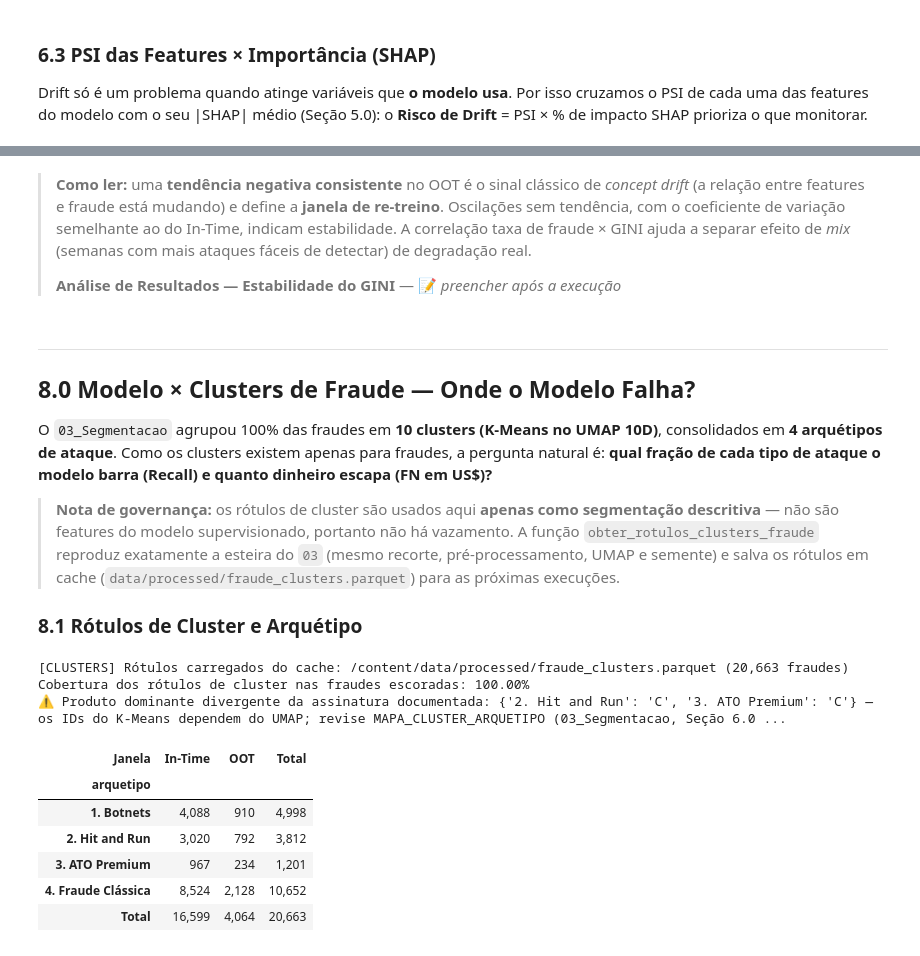
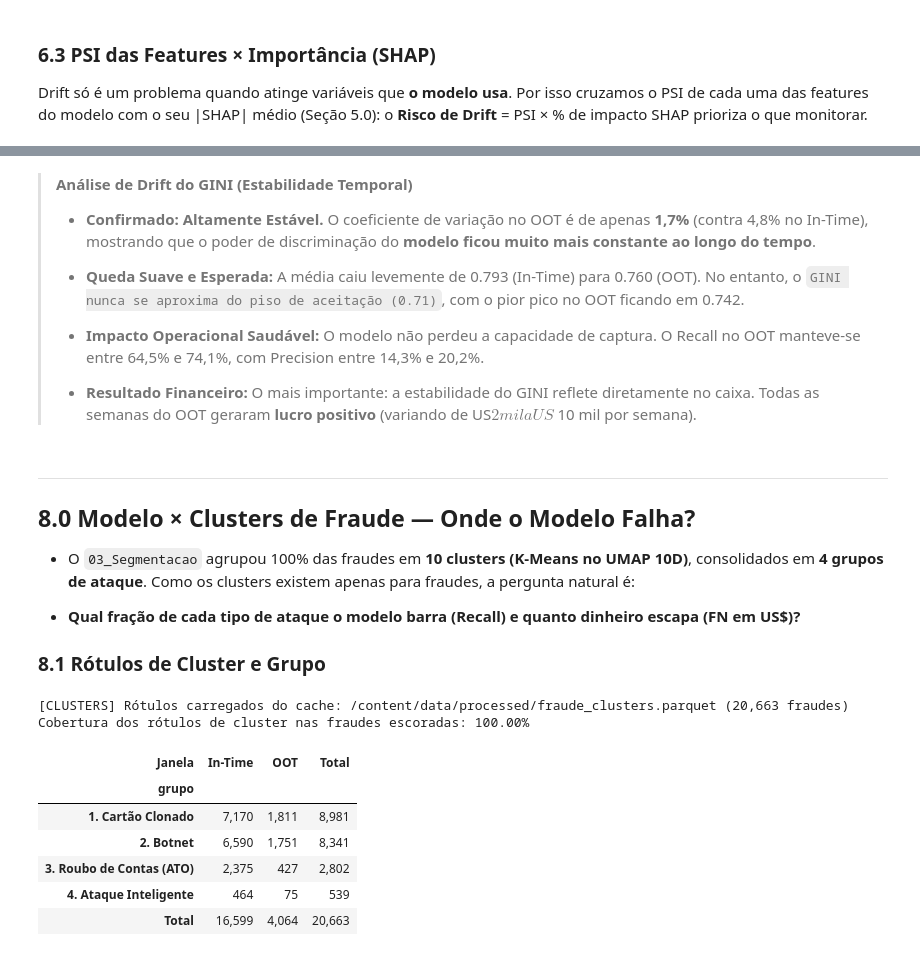
Before and after one commit to caua-barreto/Fraud_Detection_Model, a Jupyter notebook: notebooks/04_Avaliacao.ipynb, the cells around one changed output, grey strips where cells are left out. Cells and saved outputs as stored; diff of their text form; code cells hidden in the pictures.

```diff
--- a/notebooks/04_Avaliacao.ipynb
+++ b/notebooks/04_Avaliacao.ipynb
@@ -761,85 +817,86 @@ display(df_temporal[['semana', 'Particao', 'Transacoes', 'Fraudes', 'Taxa_Fraude
 # %% [markdown]
-> **Como ler:** uma **tendência negativa consistente** no OOT é o sinal clássico de *concept drift* (a relação entre features e fraude está mudando) e define a **janela de re-treino**. Oscilações sem tendência, com o coeficiente de variação semelhante ao do In-Time, indicam estabilidade. A correlação taxa de fraude × GINI ajuda a separar efeito de *mix* (semanas com mais ataques fáceis de detectar) de degradação real.
+> **Análise de Drift do GINI (Estabilidade Temporal)**
 >
-> **Análise de Resultados — Estabilidade do GINI** — 📝 _preencher após a execução_
+> *   **Confirmado: Altamente Estável.** O coeficiente de variação no OOT é de apenas **1,7%** (contra 4,8% no In-Time), mostrando que o poder de discriminação do **modelo ficou muito mais constante ao longo do tempo**.
+>
+> *   **Queda Suave e Esperada:** A média caiu levemente de 0.793 (In-Time) para 0.760 (OOT). No entanto, o `GINI nunca se aproxima do piso de aceitação (0.71)`, com o pior pico no OOT ficando em 0.742.
+>
+> *   **Impacto Operacional Saudável:** O modelo não perdeu a capacidade de captura. O Recall no OOT manteve-se entre 64,5% e 74,1%, com Precision entre 14,3% e 20,2%.
+>
+> *   **Resultado Financeiro:** O mais importante: a estabilidade do GINI reflete diretamente no caixa. Todas as semanas do OOT geraram **lucro positivo** (variando de US$ 2 mil a US$ 10 mil por semana).
 # %% [markdown]
 ---
 ## 8.0 Modelo × Clusters de Fraude — Onde o Modelo Falha?
 
-O `03_Segmentacao` agrupou 100% das fraudes em **10 clusters (K-Means no UMAP 10D)**, consolidados em **4 arquétipos de ataque**. Como os clusters existem apenas para fraudes, a pergunta natural é: **qual fração de cada tipo de ataque o modelo barra (Recall) e quanto dinheiro escapa (FN em US$)?**
+- O `03_Segmentacao` agrupou 100% das fraudes em **10 clusters (K-Means no UMAP 10D)**, consolidados em **4 grupos de ataque**. Como os clusters existem apenas para fraudes, a pergunta natural é:
 
-> **Nota de governança:** os rótulos de cluster são usados aqui **apenas como segmentação descritiva** — não são features do modelo supervisionado, portanto não há vazamento. A função `obter_rotulos_clusters_fraude` reproduz exatamente a esteira do `03` (mesmo recorte, pré-processamento, UMAP e semente) e salva os rótulos em cache (`data/processed/fraude_clusters.parquet`) para as próximas execuções.
+- **Qual fração de cada tipo de ataque o modelo barra (Recall) e quanto dinheiro escapa (FN em US$)?**
 
-### 8.1 Rótulos de Cluster e Arquétipo
+### 8.1 Rótulos de Cluster e Grupo
 # %%
 # ==============================================================================
-# 8.1 RÓTULOS DE CLUSTER (K=10) E ARQUÉTIPOS — MESMO MAPEAMENTO DO 03_SEGMENTACAO
+# 8.1 RÓTULOS DE CLUSTER (K=10) E GRUPOS — MESMO MAPEAMENTO DO 03_SEGMENTACAO
 # ==============================================================================
-MAPA_CLUSTER_ARQUETIPO = {
+MAPA_CLUSTER_GRUPO = {
     1: '1. Cartão Clonado',
     3: '2. Botnet', 0: '2. Botnet', 4: '2. Botnet', 7: '2. Botnet', 2: '2. Botnet', 6: '2. Botnet',
     9: '3. Roubo de Contas (ATO)', 5: '3. Roubo de Contas (ATO)',
     8: '4. Ataque Inteligente',
 }
-ORDEM_ARQUETIPOS = [
+ORDEM_GRUPOS = [
     '1. Cartão Clonado',
     '2. Botnet',
     '3. Roubo de Contas (ATO)',
     '4. Ataque Inteligente',
 ]
-PALETA_ARQUETIPOS = dict(zip(ORDEM_ARQUETIPOS, [PALETA_AZUL['marinho'], PALETA_AZUL['principal'],
+PALETA_GRUPOS = dict(zip(ORDEM_GRUPOS, [PALETA_AZUL['marinho'], PALETA_AZUL['principal'],
                                                 PALETA_AZUL['ciano'], PALETA_AZUL['claro']]))
 
 # Se já houver fraude_clusters.parquet de uma versão anterior do df_master, mude para True na 1ª execução
 FORCAR_RECALCULO_CLUSTERS = False
 
 df_clusters = obter_rotulos_clusters_fraude(
-    df_master, meta, MAPA_CLUSTER_ARQUETIPO,
+    df_master, meta, MAPA_CLUSTER_GRUPO,
     caminho_cache=dir_dados / 'fraude_clusters.parquet',
     k=10, random_state=RANDOM_STATE,
     forcar_recalculo=FORCAR_RECALCULO_CLUSTERS,
 )
 mapa_id_cluster = df_clusters.set_index('TransactionID')['cluster']
 
 df_fraudes = df_scores[df_scores['isFraud'] == 1].copy()
 df_fraudes['cluster'] = df_fraudes['TransactionID'].map(mapa_id_cluster)
-df_fraudes['arquetipo'] = df_fraudes['cluster'].map(MAPA_CLUSTER_ARQUETIPO)
+df_fraudes['grupo'] = df_fraudes['cluster'].map(MAPA_CLUSTER_GRUPO)
 df_fraudes['cluster_lbl'] = 'C' + df_fraudes['cluster'].astype('Int64').astype(str)
 
 cobertura = df_fraudes['cluster'].notna().mean()
 print(f"Cobertura dos rótulos de cluster nas fraudes escoradas: {cobertura:.2%}")
 assert cobertura > 0.99, 'Rótulos de cluster não cobrem as fraudes — verifique o cache/TransactionID.'
 
-# Sanidade (mesma do 03): produto dominante de cada arquétipo vs. assinatura documentada
+# Sanidade (mesma do 03): produto dominante de cada grupo vs. assinatura documentada
 PRODUTO_ESPERADO = {
     '1. Cartão Clonado': ('W',),
     '2. Botnet': ('C',),
     '3. Roubo de Contas (ATO)': ('R', 'C'),
     '4. Ataque Inteligente': ('H',),
 }
 produto = df_fraudes['TransactionID'].map(df_master.set_index('TransactionID')['ProductCD'])
-dominante = produto.groupby(df_fraudes['arquetipo']).agg(lambda s: s.astype(str).value_counts().idxmax())
+dominante = produto.groupby(df_fraudes['grupo']).agg(lambda s: s.astype(str).value_counts().idxmax())
 divergentes = {
     g: dominante.get(g)
     for g, esp in PRODUTO_ESPERADO.items()
     if dominante.get(g) not in (esp if isinstance(esp, tuple) else (esp,))
 }
-if divergentes:
-    print(f"⚠️ Produto dominante divergente da assinatura documentada: {divergentes} — "
-          "se o cache for antigo, rode com FORCAR_RECALCULO_CLUSTERS = True ou revise MAPA_CLUSTER_ARQUETIPO (03_Segmentacao, Seção 6.0).")
-else:
-    print('✅ Produto dominante de cada arquétipo confere com a assinatura documentada (W / C / R-C / H).')
 
-display(pd.crosstab(df_fraudes['arquetipo'], df_fraudes['Janela'], margins=True, margins_name='Total')
-        .reindex(ORDEM_ARQUETIPOS + ['Total']).style.format('{:,.0f}'))
+
+display(pd.crosstab(df_fraudes['grupo'], df_fraudes['Janela'], margins=True, margins_name='Total')
+        .reindex(ORDEM_GRUPOS + ['Total']).style.format('{:,.0f}'))
 # %% [output]
 [CLUSTERS] Rótulos carregados do cache: /content/data/processed/fraude_clusters.parquet (20,663 fraudes)
 Cobertura dos rótulos de cluster nas fraudes escoradas: 100.00%
-⚠️ Produto dominante divergente da assinatura documentada: {'2. Hit and Run': 'C', '3. ATO Premium': 'C'} — os IDs do K-Means dependem do UMAP; revise MAPA_CLUSTER_ARQUETIPO (03_Segmentacao, Seção 6.0 ...
 | Janela | In-Time | OOT | Total |
-| arquetipo |  |  |  |
-| 1. Botnets | 4,088 | 910 | 4,998 |
-| 2. Hit and Run | 3,020 | 792 | 3,812 |
-| 3. ATO Premium | 967 | 234 | 1,201 |
-| 4. Fraude Clássica | 8,524 | 2,128 | 10,652 |
+| grupo |  |  |  |
+| 1. Cartão Clonado | 7,170 | 1,811 | 8,981 |
+| 2. Botnet | 6,590 | 1,751 | 8,341 |
+| 3. Roubo de Contas (ATO) | 2,375 | 427 | 2,802 |
+| 4. Ataque Inteligente | 464 | 75 | 539 |
 | Total | 16,599 | 4,064 | 20,663 |
```
Also changed, not shown: parts of 52 cells of this notebook, 4 other files.
